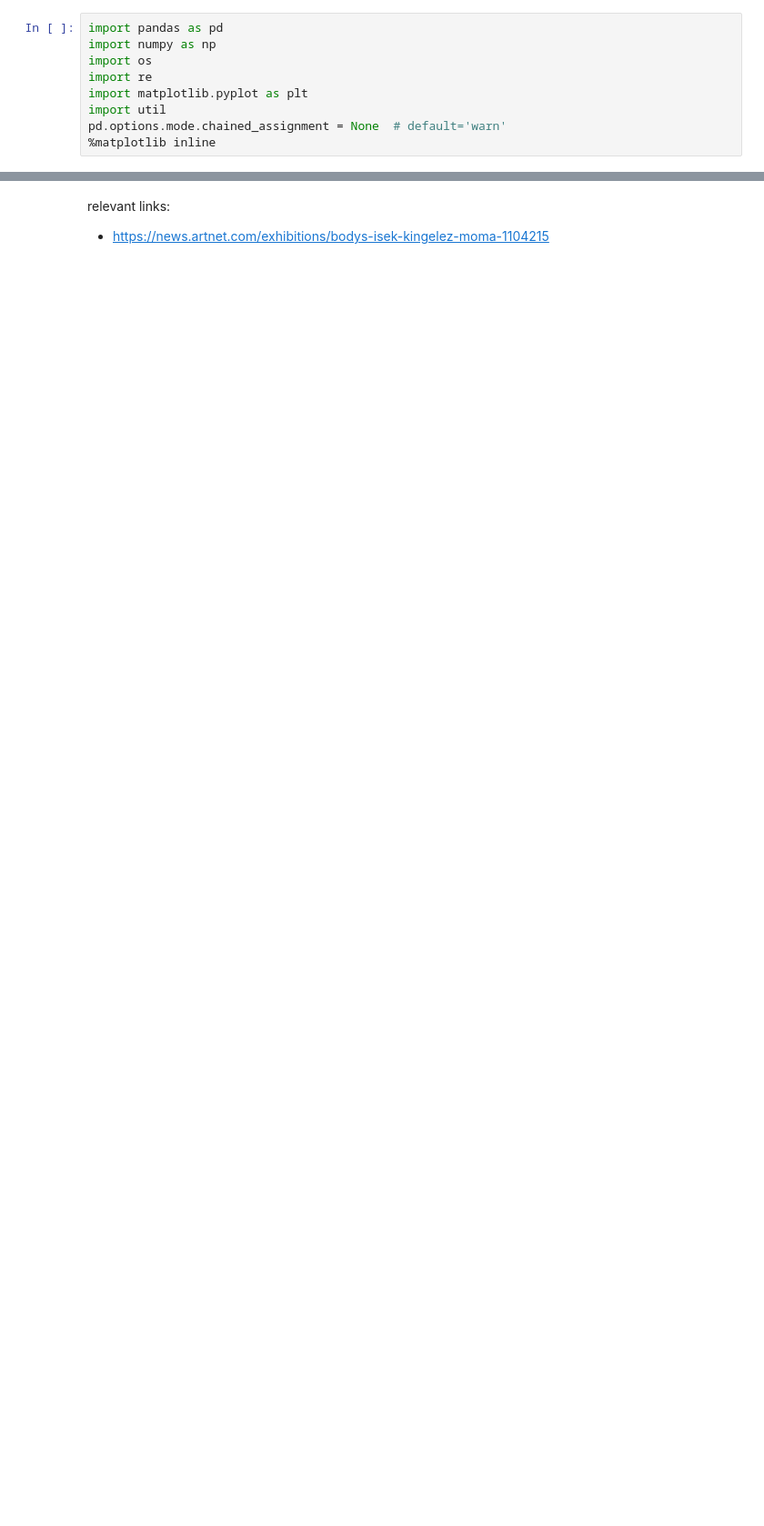
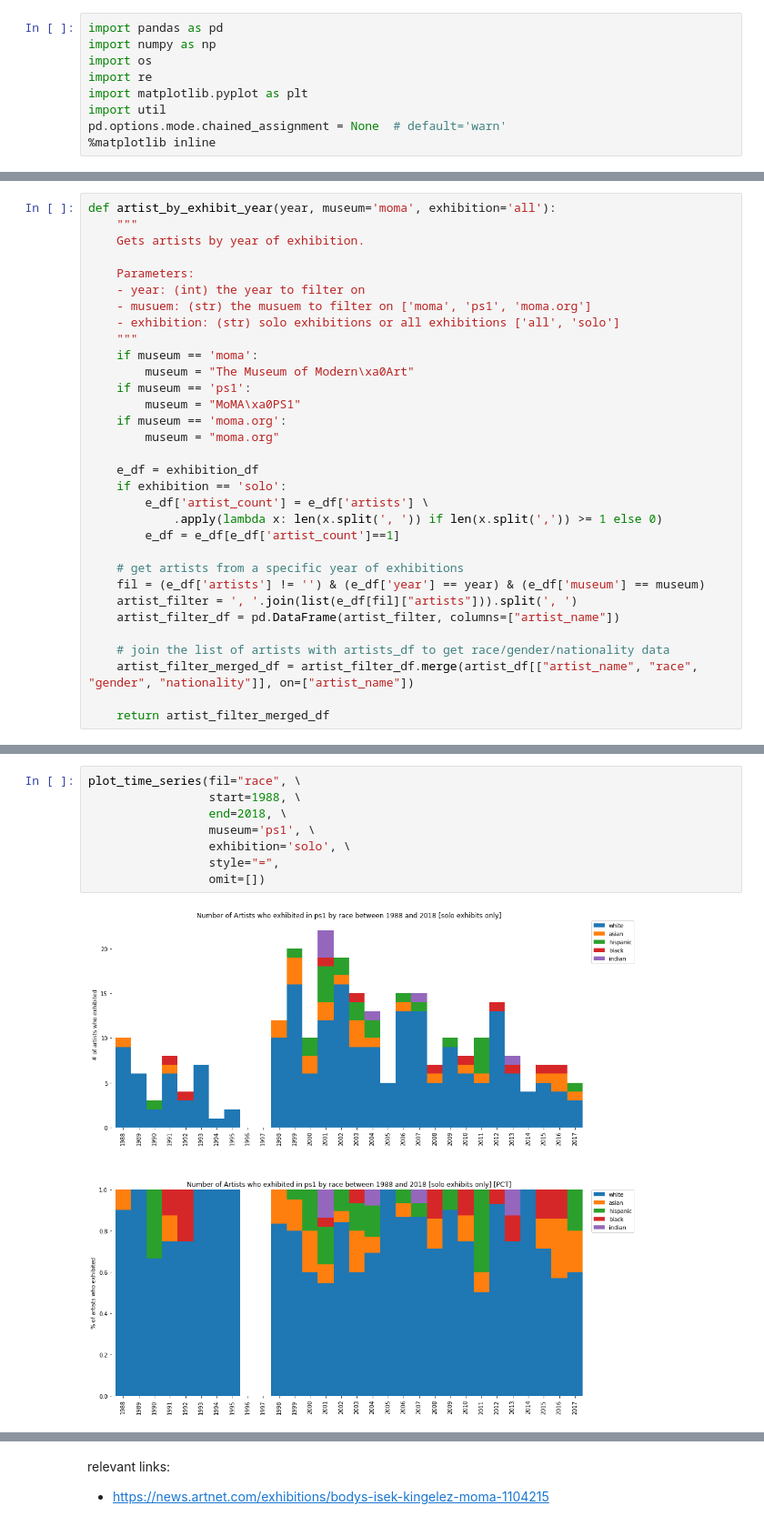
Before and after one commit to organizejs/moma-exhibitions, a Jupyter notebook: analysis.ipynb, the cells around one changed output, grey strips where cells are left out. Shown: that part at 91% size. Drawn from its saved outputs; the diff is of its cells as text; blank space fills up the shorter version.

```diff
--- a/analysis.ipynb
+++ b/analysis.ipynb
@@ -9,0 +39,32 @@ pd.options.mode.chained_assignment = None  # default='warn'
+# %%
+def artist_by_exhibit_year(year, museum='moma', exhibition='all'):
+    """
+    Gets artists by year of exhibition.
+
+    Parameters:
+    - year: (int) the year to filter on
+    - musuem: (str) the musuem to filter on ['moma', 'ps1', 'moma.org']
+    - exhibition: (str) solo exhibitions or all exhibitions ['all', 'solo']
+    """
+    if museum == 'moma':
+        museum = "The Museum of Modern\xa0Art"
+    if museum == 'ps1':
+        museum = "MoMA\xa0PS1"
+    if museum == 'moma.org':
+        museum = "moma.org"
+
+    e_df = exhibition_df
+    if exhibition == 'solo':
+        e_df['artist_count'] = e_df['artists'] \
+            .apply(lambda x: len(x.split(', ')) if len(x.split(',')) >= 1 else 0)
+        e_df = e_df[e_df['artist_count']==1]
+
+    # get artists from a specific year of exhibitions
+    fil = (e_df['artists'] != '') & (e_df['year'] == year) & (e_df['museum'] == museum)
+    artist_filter = ', '.join(list(e_df[fil]["artists"])).split(', ')
+    artist_filter_df = pd.DataFrame(artist_filter, columns=["artist_name"])
+
+    # join the list of artists with artists_df to get race/gender/nationality data
+    artist_filter_merged_df = artist_filter_df.merge(artist_df[["artist_name", "race", "gender", "nationality"]], on=["artist_name"])
+
+    return artist_filter_merged_df
@@ -9,0 +144,10 @@ pd.options.mode.chained_assignment = None  # default='warn'
+# %%
+plot_time_series(fil="race", \
+                 start=1988, \
+                 end=2018, \
+                 museum='ps1', \
+                 exhibition='solo', \
+                 style="=",
+                 omit=[])
+# %% [output]
+[figure, added]
```
Also changed, not shown: parts of 36 cells of this notebook, 2 other files.
